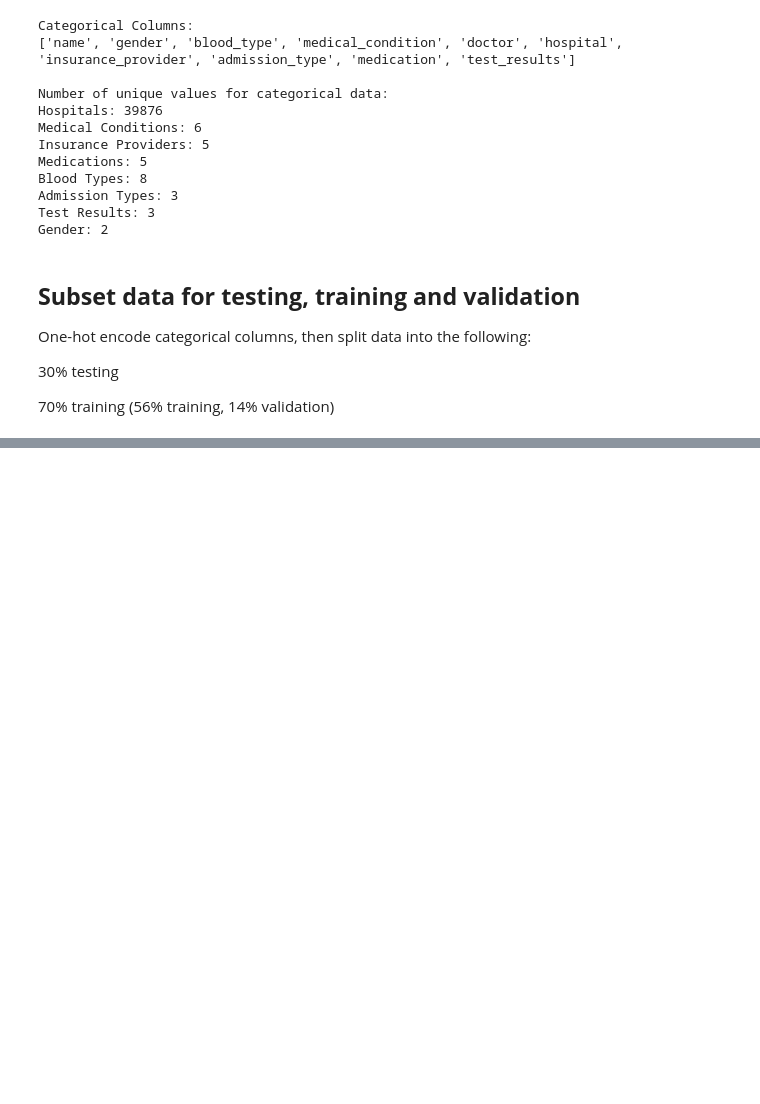
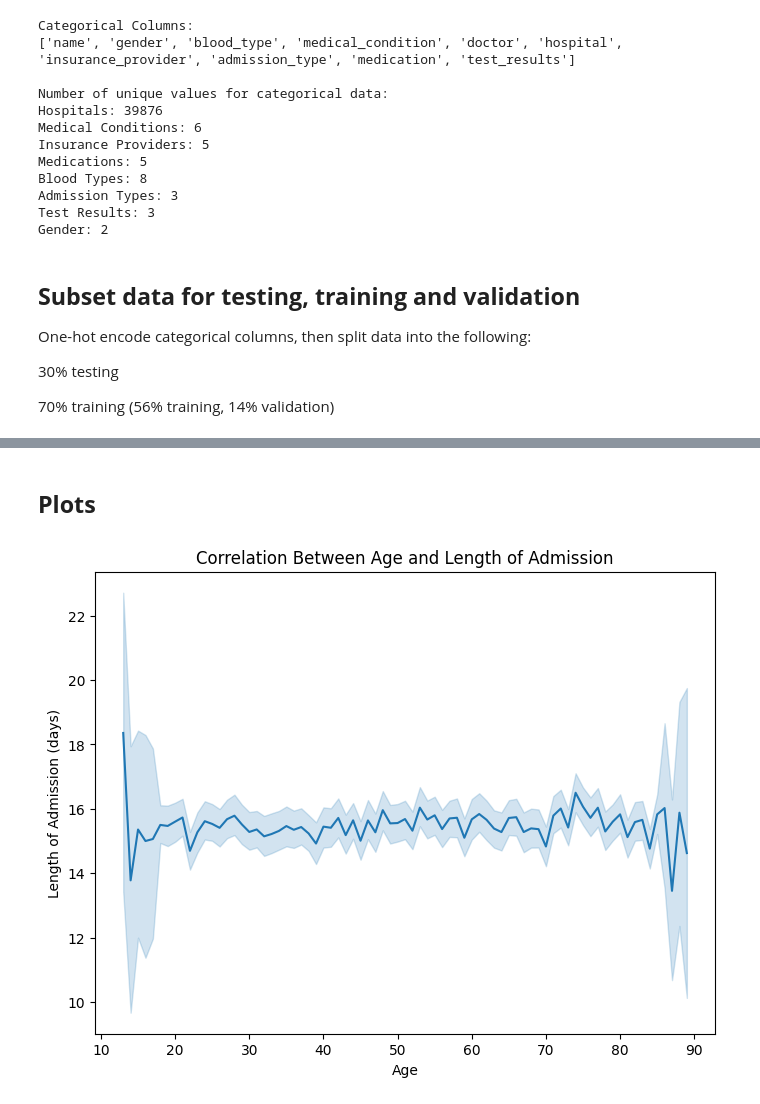
Before and after one commit to kayleewatson/Data-Science-Projects, a Jupyter notebook: healthcare-data.ipynb, the cells around one changed output, grey strips where cells are left out. Cells and saved outputs as stored; diff of their text form; code cells hidden in the pictures; blank space fills up the shorter version.

Commit message:
Kaggle Notebook | Healthcare Data | Version 7

```diff
--- a/healthcare-data.ipynb
+++ b/healthcare-data.ipynb
@@ -289,0 +248,23 @@ E0000 00:00:1753809435.693023      13 cuda_blas.cc:1418] Unable to register cuBL
+# %% [markdown]
+## **Plots**
+# %%
+import matplotlib.pyplot as plt
+import seaborn as sns
+import warnings
+
+# suppress specific warning
+warnings.filterwarnings("ignore", message="use_inf_as_na option is deprecated")
+
+# create scatter plot
+plt.figure(figsize=(8, 6))
+sns.lineplot(x='age', y='length_of_admission', data=health_data)
+
+# add labels and title
+plt.xlabel('Age')
+plt.ylabel('Length of Admission (days)')
+plt.title('Correlation Between Age and Length of Admission')
+
+# Show plot
+plt.show()
+# %% [output]
+[figure, added]
```
Also changed, not shown: parts of 14 cells of this notebook.
